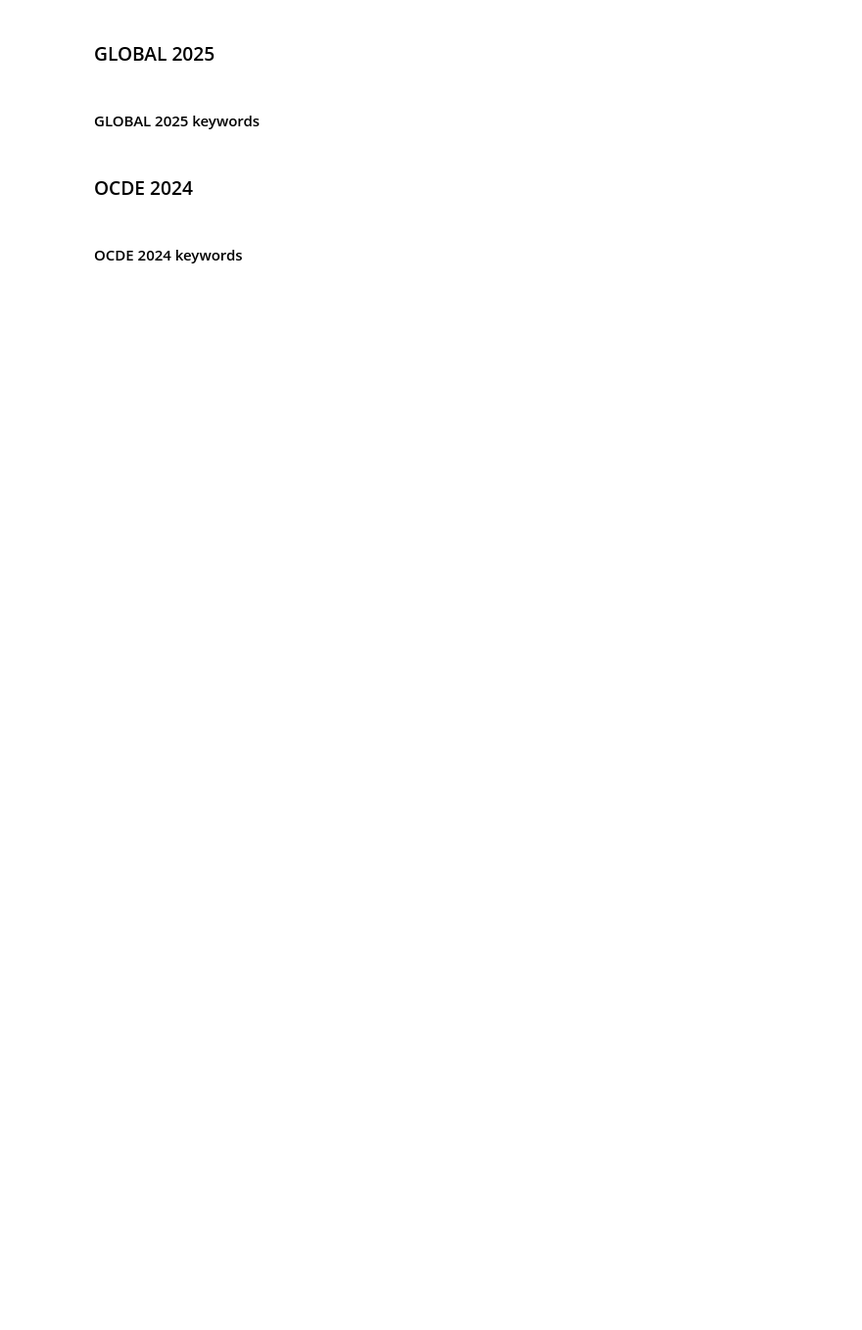
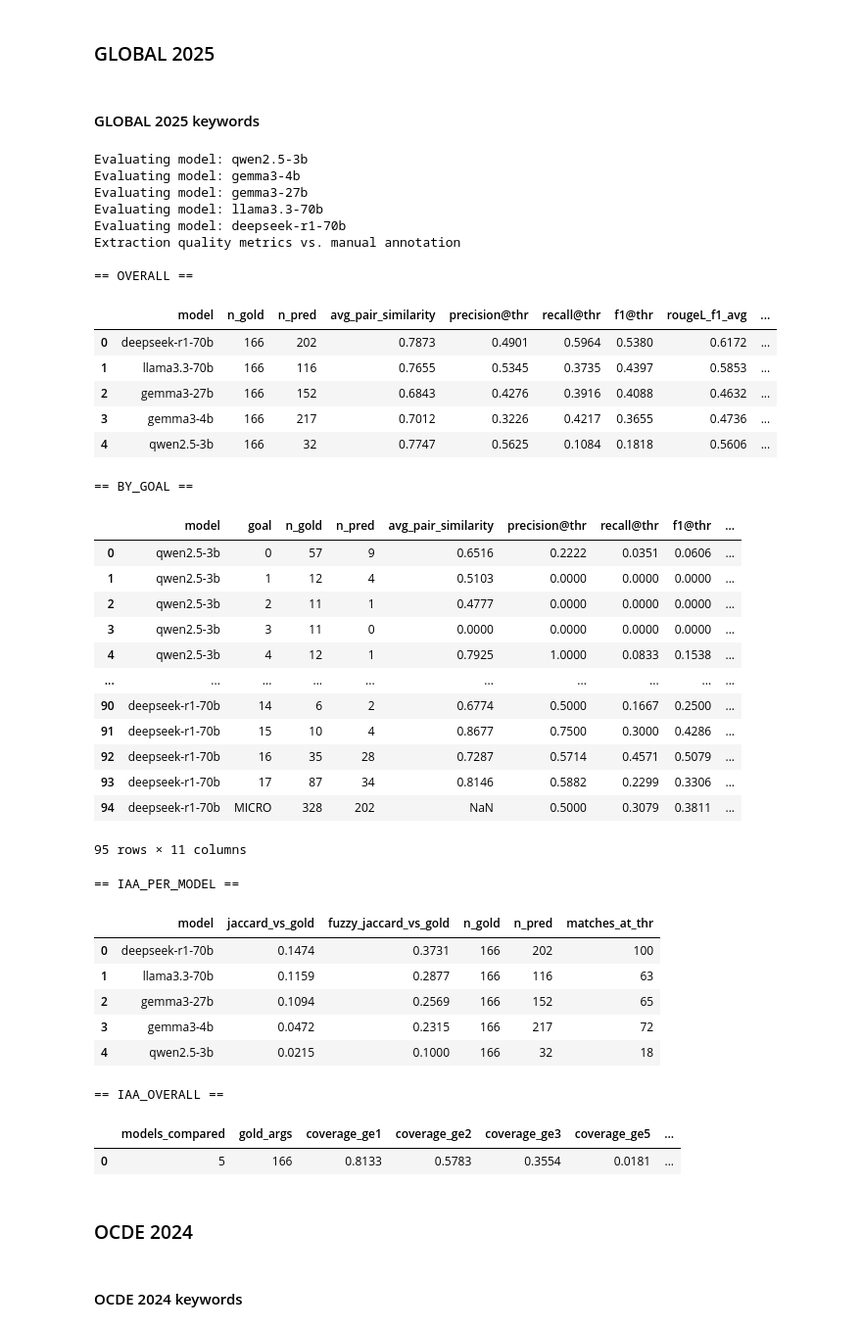
Before and after one commit to camipalo/TFM, a Jupyter notebook: 4_Analyse/4.0_CalculateMetrics_ArgExtraction.ipynb, the cells around one changed output. Shown at 98% size. Drawn from its saved outputs; the diff is of its cells as text; code cells hidden in the pictures; blank space fills up the shorter version.

```diff
--- a/4_Analyse/4.0_CalculateMetrics_ArgExtraction.ipynb
+++ b/4_Analyse/4.0_CalculateMetrics_ArgExtraction.ipynb
@@ -845,32 +975,65 @@ results["iaa_overall"].to_csv(os.path.join(path_output_metrics, f"{prefix}_Extra
 # %%
 path_gt_args = "..\\Data\\Annotations"
 
 path_args_extracted = "..\\Data\\Processed Arguments Keywords\\Args"
 path_output_metrics = "..\\Data\\Processed Arguments Keywords\\Stats"
 prefix   = "GLOBAL_SGD2025_"
 gt     = "annotations"
 models   = ["qwen2.5-3b","gemma3-4b","gemma3-27b", "llama3.3-70b", "deepseek-r1-70b"]
-
-### 2. Retrieval metrics vs. manual depuration
-print("Extraction quality metrics vs. manual depuration")
-
-results_md = compute_prf(path_output_metrics)
-display(results_md)
 
 ### 1. Quality metrics vs. manual annotation
 results = evaluate_models(path_args_extracted, path_gt_args,
                           prefix, gt, models, sim_threshold=0.75)
 
 print("Extraction quality metrics vs. manual annotation")
 for k, df in results.items():
     print(f"\n== {k.upper()} ==")
     display(df)
 
 # Save the results
 results["overall"].to_csv(os.path.join(path_output_metrics, f"{prefix}_ExtractionStats_overall.csv"), index=False)
 results["by_goal"].to_csv(os.path.join(path_output_metrics, f"{prefix}_ExtractionStats_byGoal.csv"), index=False)
 results["iaa_per_model"].to_csv(os.path.join(path_output_metrics, f"{prefix}_ExtractionStats_iaa_per_model.csv"), index=False)
 results["iaa_overall"].to_csv(os.path.join(path_output_metrics, f"{prefix}_ExtractionStats_iaa_overall.csv"), index=False)
+# %% [output]
+Evaluating model: qwen2.5-3b
+Evaluating model: gemma3-4b
+Evaluating model: gemma3-27b
+Evaluating model: llama3.3-70b
+Evaluating model: deepseek-r1-70b
+Extraction quality metrics vs. manual annotation
+
+== OVERALL ==
+|  | model | n_gold | n_pred | avg_pair_similarity | precision@thr | recall@thr | f1@thr | rougeL_f1_avg | ... |
+| 0 | deepseek-r1-70b | 166 | 202 | 0.7873 | 0.4901 | 0.5964 | 0.5380 | 0.6172 | ... |
+| 1 | llama3.3-70b | 166 | 116 | 0.7655 | 0.5345 | 0.3735 | 0.4397 | 0.5853 | ... |
+| 2 | gemma3-27b | 166 | 152 | 0.6843 | 0.4276 | 0.3916 | 0.4088 | 0.4632 | ... |
+| 3 | gemma3-4b | 166 | 217 | 0.7012 | 0.3226 | 0.4217 | 0.3655 | 0.4736 | ... |
+| 4 | qwen2.5-3b | 166 | 32 | 0.7747 | 0.5625 | 0.1084 | 0.1818 | 0.5606 | ... |
+== BY_GOAL ==
+|  | model | goal | n_gold | n_pred | avg_pair_similarity | precision@thr | recall@thr | f1@thr | ... |
+| 0 | qwen2.5-3b | 0 | 57 | 9 | 0.6516 | 0.2222 | 0.0351 | 0.0606 | ... |
+| 1 | qwen2.5-3b | 1 | 12 | 4 | 0.5103 | 0.0000 | 0.0000 | 0.0000 | ... |
+| 2 | qwen2.5-3b | 2 | 11 | 1 | 0.4777 | 0.0000 | 0.0000 | 0.0000 | ... |
+| 3 | qwen2.5-3b | 3 | 11 | 0 | 0.0000 | 0.0000 | 0.0000 | 0.0000 | ... |
+| 4 | qwen2.5-3b | 4 | 12 | 1 | 0.7925 | 1.0000 | 0.0833 | 0.1538 | ... |
+| ... | ... | ... | ... | ... | ... | ... | ... | ... | ... |
+| 90 | deepseek-r1-70b | 14 | 6 | 2 | 0.6774 | 0.5000 | 0.1667 | 0.2500 | ... |
+| 91 | deepseek-r1-70b | 15 | 10 | 4 | 0.8677 | 0.7500 | 0.3000 | 0.4286 | ... |
+| 92 | deepseek-r1-70b | 16 | 35 | 28 | 0.7287 | 0.5714 | 0.4571 | 0.5079 | ... |
+| 93 | deepseek-r1-70b | 17 | 87 | 34 | 0.8146 | 0.5882 | 0.2299 | 0.3306 | ... |
+| 94 | deepseek-r1-70b | MICRO | 328 | 202 | NaN | 0.5000 | 0.3079 | 0.3811 | ... |
+95 rows × 11 columns
+== IAA_PER_MODEL ==
+|  | model | jaccard_vs_gold | fuzzy_jaccard_vs_gold | n_gold | n_pred | matches_at_thr |
+| 0 | deepseek-r1-70b | 0.1474 | 0.3731 | 166 | 202 | 100 |
+| 1 | llama3.3-70b | 0.1159 | 0.2877 | 166 | 116 | 63 |
+| 2 | gemma3-27b | 0.1094 | 0.2569 | 166 | 152 | 65 |
+| 3 | gemma3-4b | 0.0472 | 0.2315 | 166 | 217 | 72 |
+| 4 | qwen2.5-3b | 0.0215 | 0.1000 | 166 | 32 | 18 |
+== IAA_OVERALL ==
+|  | models_compared | gold_args | coverage_ge1 | coverage_ge2 | coverage_ge3 | coverage_ge5 | ... |
+| 0 | 5 | 166 | 0.8133 | 0.5783 | 0.3554 | 0.0181 | ... |
 # %% [markdown]
 ### OCDE 2024
 # %% [markdown]
```
Also changed, not shown: parts of 8 cells of this notebook, 30 other files.
